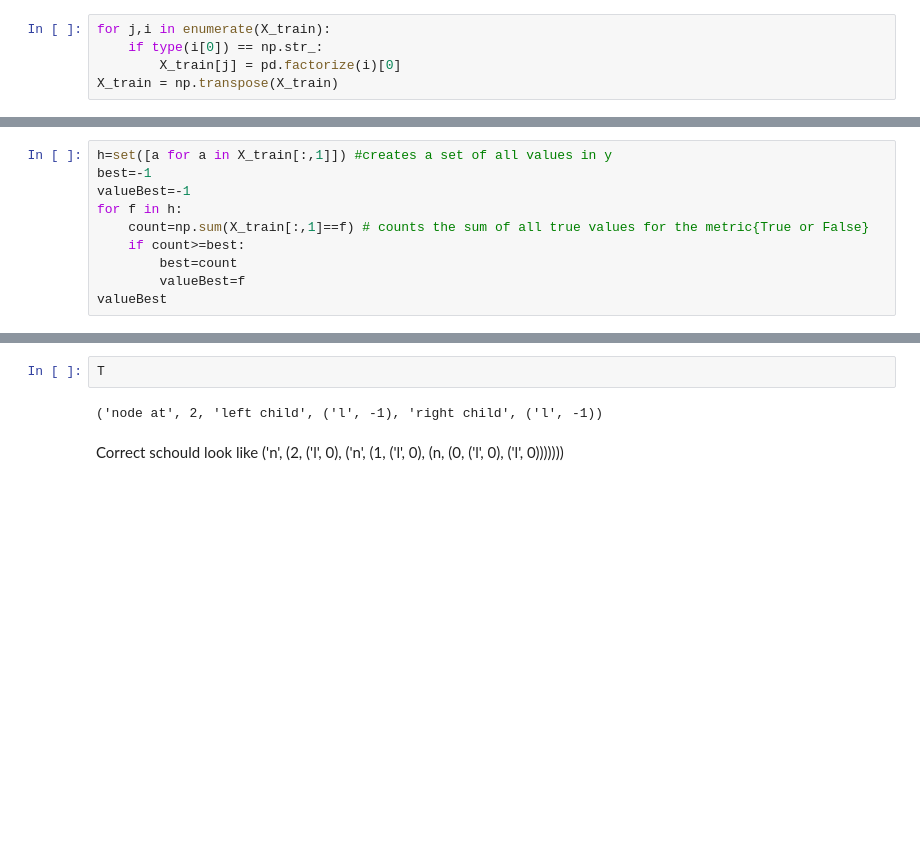
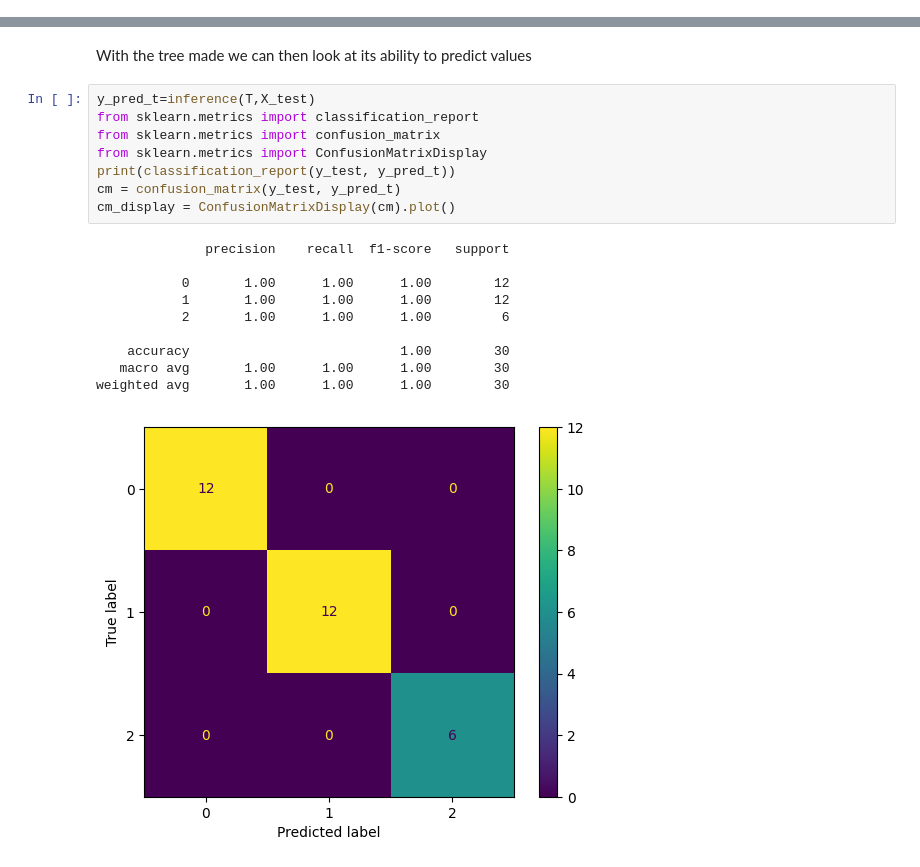
Before and after one commit to mswendell/Decision_Tree, a Jupyter notebook: Decision Tree.ipynb, the cells around one changed output, grey strips where cells are left out. Drawn from its saved outputs; the diff is of its cells as text; blank space fills up the shorter version.

```diff
--- a/Decision Tree.ipynb
+++ b/Decision Tree.ipynb
@@ -36,5 +0,0 @@ y_train = pd.factorize(y_train)[0]
-# %%
-for j,i in enumerate(X_train):
-    if type(i[0]) == np.str_:
-        X_train[j] = pd.factorize(i)[0]
-X_train = np.transpose(X_train)
@@ -62,10 +59,0 @@ entropy
-# %%
-h=set([a for a in X_train[:,1]]) #creates a set of all values in y
-best=-1
-valueBest=-1
-for f in h:
-    count=np.sum(X_train[:,1]==f) # counts the sum of all true values for the metric{True or False}
-    if count>=best:
-        best=count
-        valueBest=f
-valueBest
@@ -165,6 +162,21 @@ T=createTree(X_train,y_train)
-# %%
-T
-# %% [output]
-('node at', 2, 'left child', ('l', -1), 'right child', ('l', -1))
-# %% [markdown]
-Correct schould look like ('n', (2, ('l', 0), ('n', (1, ('l', 0), (n, (0, ('l', 0), ('l', 0)))))))
+# %% [markdown]
+With the tree made we can then look at its ability to predict values
+# %%
+y_pred_t=inference(T,X_test)
+from sklearn.metrics import classification_report
+from sklearn.metrics import confusion_matrix
+from sklearn.metrics import ConfusionMatrixDisplay
+print(classification_report(y_test, y_pred_t))
+cm = confusion_matrix(y_test, y_pred_t)
+cm_display = ConfusionMatrixDisplay(cm).plot()
+# %% [output]
+              precision    recall  f1-score   support
+
+           0       1.00      1.00      1.00        12
+           1       1.00      1.00      1.00        12
+           2       1.00      1.00      1.00         6
+
+    accuracy                           1.00        30
+   macro avg       1.00      1.00      1.00        30
+weighted avg       1.00      1.00      1.00        30
+[figure, added]
```
Also changed, not shown: parts of 23 cells of this notebook.
